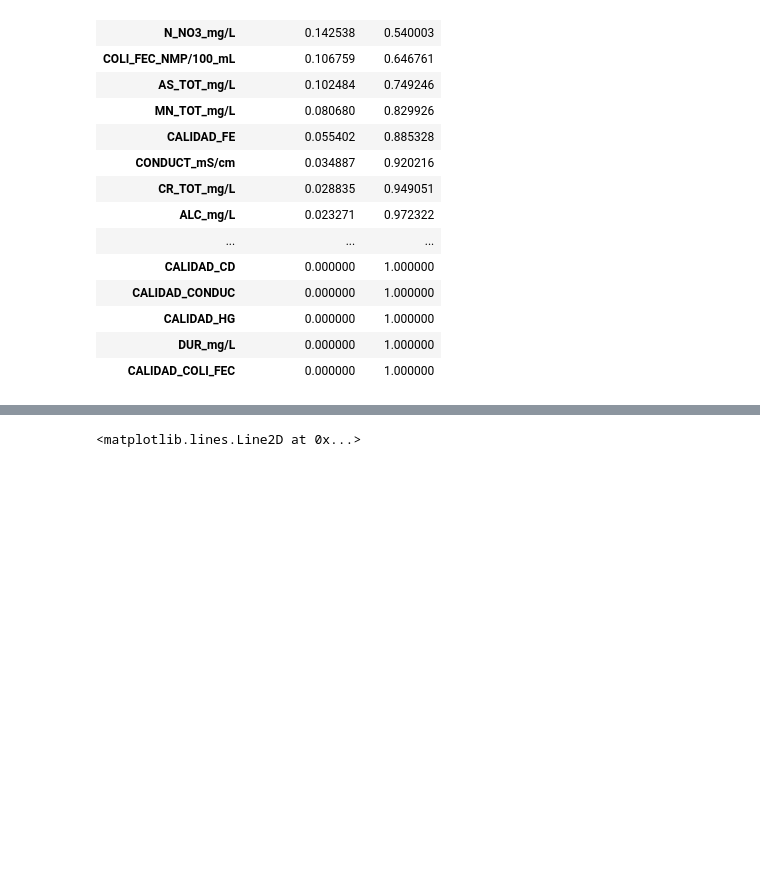
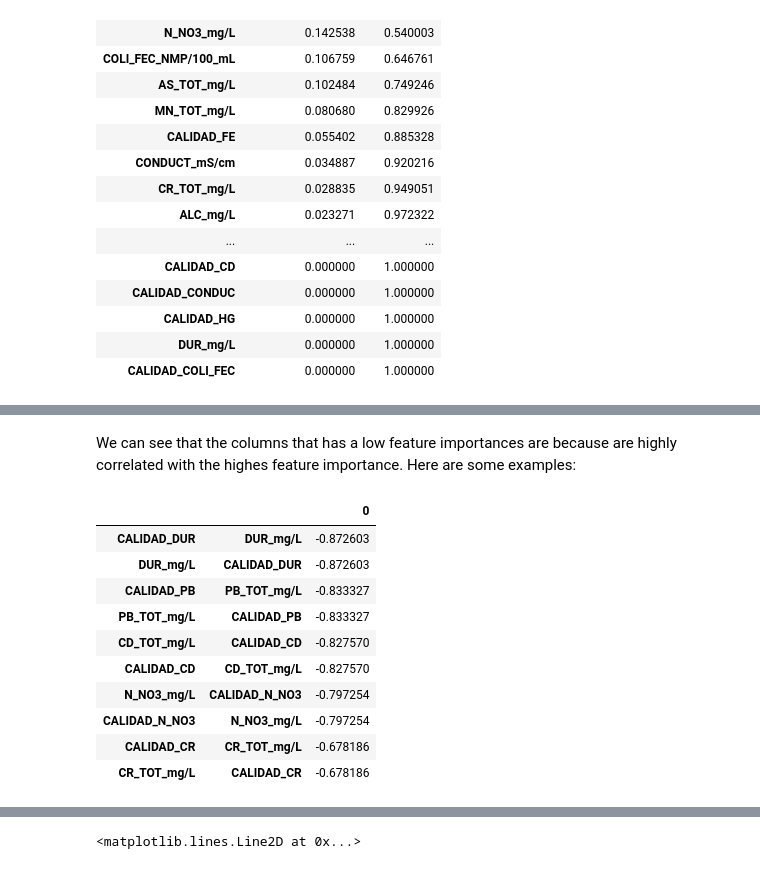
Before and after one commit to PosgradoMNA/actividades-del-projecto-team-1, a Jupyter notebook: Reto/Reto_Equipo2.ipynb, the cells around one changed output, grey strips where cells are left out. Drawn from its saved outputs; the diff is of its cells as text; code cells hidden in the pictures; blank space fills up the shorter version.

```diff
--- a/Reto/Reto_Equipo2.ipynb
+++ b/Reto/Reto_Equipo2.ipynb
@@ -963,0 +980,22 @@ df_barModel
+# %% [markdown]
+We can see that the columns that has a low feature importances are because are highly correlated with the highes feature importance. Here are some examples:
+# %%
+c = X_encoded.corr()
+
+s = c.unstack()
+so_ascending = s.sort_values(kind="quicksort", ascending=True)
+so_descending = s.sort_values(kind="quicksort", ascending=False)
+df_correlation = pd.DataFrame(so_ascending)
+df_correlation[df_correlation[0]!= 1].head(10)
+# %% [output]
+|  |  | 0 |
+| CALIDAD_DUR | DUR_mg/L | -0.872603 |
+| DUR_mg/L | CALIDAD_DUR | -0.872603 |
+| CALIDAD_PB | PB_TOT_mg/L | -0.833327 |
+| PB_TOT_mg/L | CALIDAD_PB | -0.833327 |
+| CD_TOT_mg/L | CALIDAD_CD | -0.827570 |
+| CALIDAD_CD | CD_TOT_mg/L | -0.827570 |
+| N_NO3_mg/L | CALIDAD_N_NO3 | -0.797254 |
+| CALIDAD_N_NO3 | N_NO3_mg/L | -0.797254 |
+| CALIDAD_CR | CR_TOT_mg/L | -0.678186 |
+| CR_TOT_mg/L | CALIDAD_CR | -0.678186 |
```
Also changed, not shown: parts of 15 cells of this notebook.
